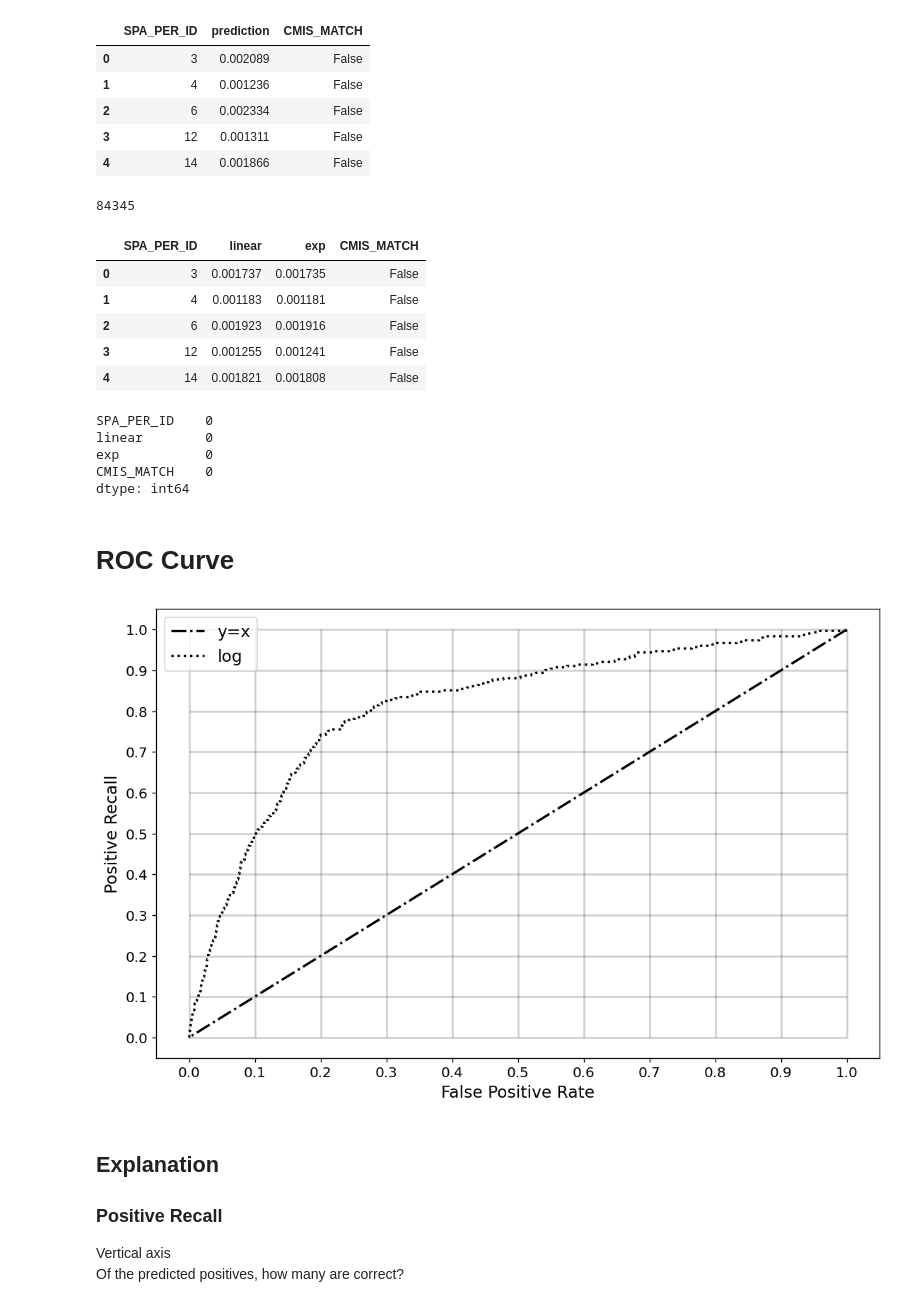
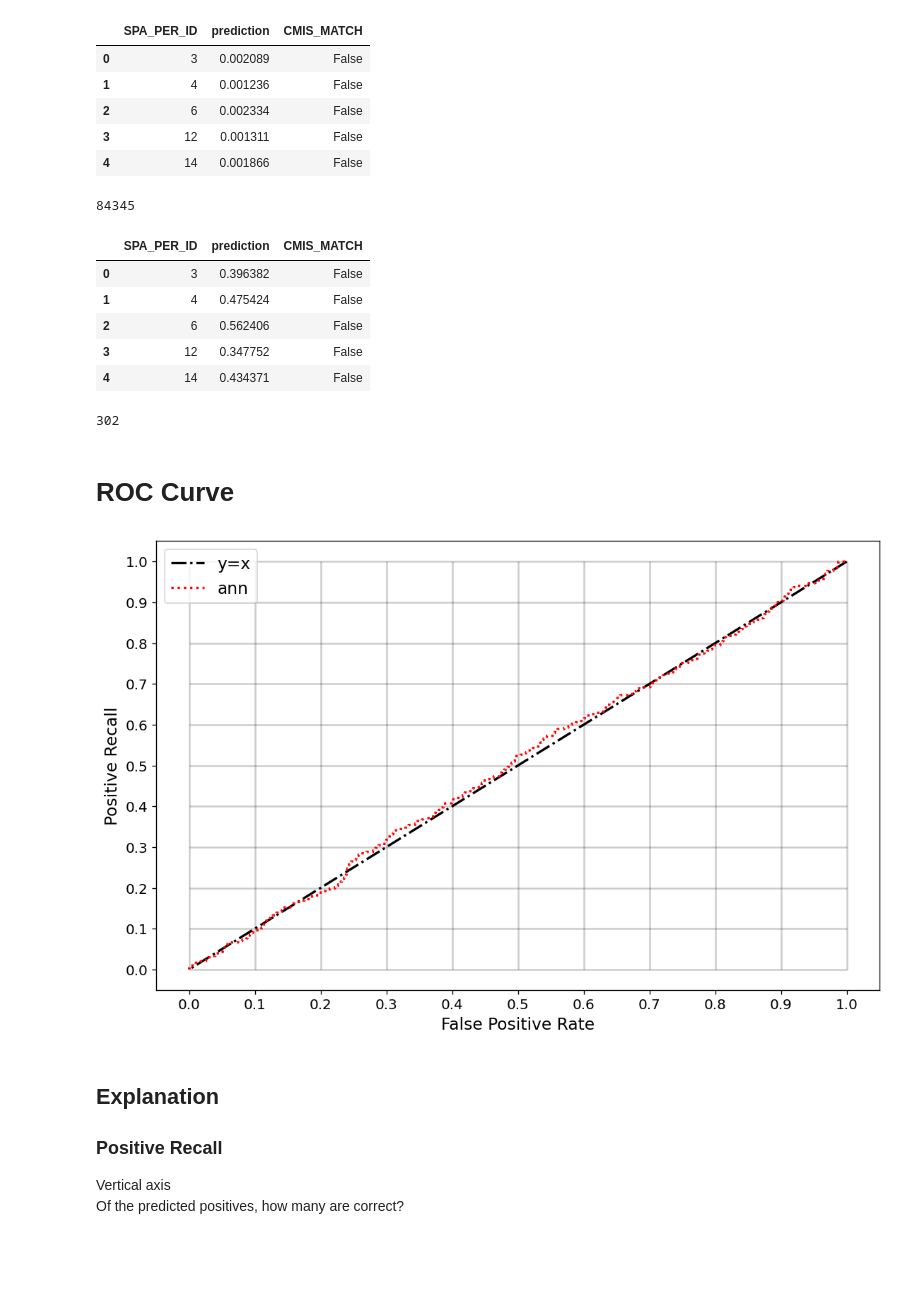
Before and after one commit to middlec000/SPA_predict_homelessness, a Jupyter notebook: Code/4_ROC_Curve.ipynb, the cells around one changed output. Saved outputs shown, nothing was run; the diff lists cells and outputs as text; code cells hidden in the pictures; blank space fills up the shorter version.

```diff
--- a/Code/4_ROC_Curve.ipynb
+++ b/Code/4_ROC_Curve.ipynb
@@ -38,65 +38,65 @@ log_predictions.head()
 | 3 | 12 | 0.001311 | False |
 | 4 | 14 | 0.001866 | False |
 # %%
-filename = 'log_weighted_predictions.pickle'
+filename = 'ann_predictions.pickle'
 infile = open(datapath+filename,'rb')
-log_weighted_predictions = pickle.load(infile)
+ann_predictions = pickle.load(infile)
 infile.close()
 
-print(len(log_weighted_predictions))
+print(len(ann_predictions))
 
-log_weighted_predictions.head()
+ann_predictions.head()
 # %% [output]
 84345
-|  | SPA_PER_ID | linear | exp | CMIS_MATCH |
-| 0 | 3 | 0.001737 | 0.001735 | False |
-| 1 | 4 | 0.001183 | 0.001181 | False |
-| 2 | 6 | 0.001923 | 0.001916 | False |
-| 3 | 12 | 0.001255 | 0.001241 | False |
-| 4 | 14 | 0.001821 | 0.001808 | False |
+|  | SPA_PER_ID | prediction | CMIS_MATCH |
+| 0 | 3 | 0.396382 | False |
+| 1 | 4 | 0.475424 | False |
+| 2 | 6 | 0.562406 | False |
+| 3 | 12 | 0.347752 | False |
+| 4 | 14 | 0.434371 | False |
-# %%
-log_weighted_predictions.isnull().sum()
-# %% [output]
-SPA_PER_ID    0
-linear        0
-exp           0
-CMIS_MATCH    0
-dtype: int64
+# %%
+ann_predictions['CMIS_MATCH'].sum()
+# %% [output]
+302
 # %% [markdown]
 # ROC Curve
 # %%
 linewidth = 2
 color = 'black'
 alpha=0.2
 
 # Refernce line
 plt.plot([1,0], [1,0], color='black', label='y=x', linestyle='dashdot', linewidth=linewidth)
 
 # Log
-fpr, tpr, _ = roc_curve(y_true=log_predictions[event_col].astype('bool'), y_score=log_predictions['prediction'])
-plt.plot(fpr, tpr, color='black', label='log', linestyle='dotted', linewidth=linewidth)
+#fpr, tpr, _ = roc_curve(y_true=log_predictions[event_col].astype('bool'), y_score=log_predictions['prediction'])
+#plt.plot(fpr, tpr, color='black', label='log', linestyle='dotted', linewidth=linewidth)
 
 # Linearly weighted predictions
 #fpr, tpr, _ = roc_curve(y_true=log_weighted_predictions[event_col].astype('bool'), y_score=log_weighted_predictions['linear'])
 #plt.plot(fpr, tpr, color='red', label='log_linear', linestyle='dotted', linewidth=linewidth)
 
 # Exponentially weighted predictions
 #fpr, tpr, _ = roc_curve(y_true=log_weighted_predictions[event_col].astype('bool'), y_score=log_weighted_predictions['exp'])
 #plt.plot(fpr, tpr, color='red', label='log_linear', linestyle='dotted', linewidth=linewidth)
+
+# ANN predictions
+fpr, tpr, _ = roc_curve(y_true=ann_predictions[event_col].astype('bool'), y_score=ann_predictions['prediction'])
+plt.plot(fpr, tpr, color='red', label='ann', linestyle='dotted', linewidth=linewidth)
 
 
 ticks = np.arange(0,1.1,0.1)
 plt.hlines(y=ticks, xmin=0, xmax=1, colors=color, alpha=alpha)
 plt.vlines(x=ticks, ymin=0, ymax=1, colors=color, alpha=alpha)
 plt.xlabel('False Positive Rate', fontsize=fontsize)
 plt.xticks(ticks, fontsize=fontsize-2)
 plt.ylabel('Positive Recall', fontsize=fontsize)
 plt.yticks(ticks, fontsize=fontsize-2)
 plt.legend(fontsize=fontsize)
-plt.savefig(fname=image_dest+'ROC.png', bbox_inches='tight')
+#plt.savefig(fname=image_dest+'ROC.png', bbox_inches='tight')
 plt.show()
 # %% [output]
-[figure, old version]
+[figure, new version]
 # %% [markdown]
 ## Explanation
 ### Positive Recall
```
Also changed, not shown: 4 other files.
